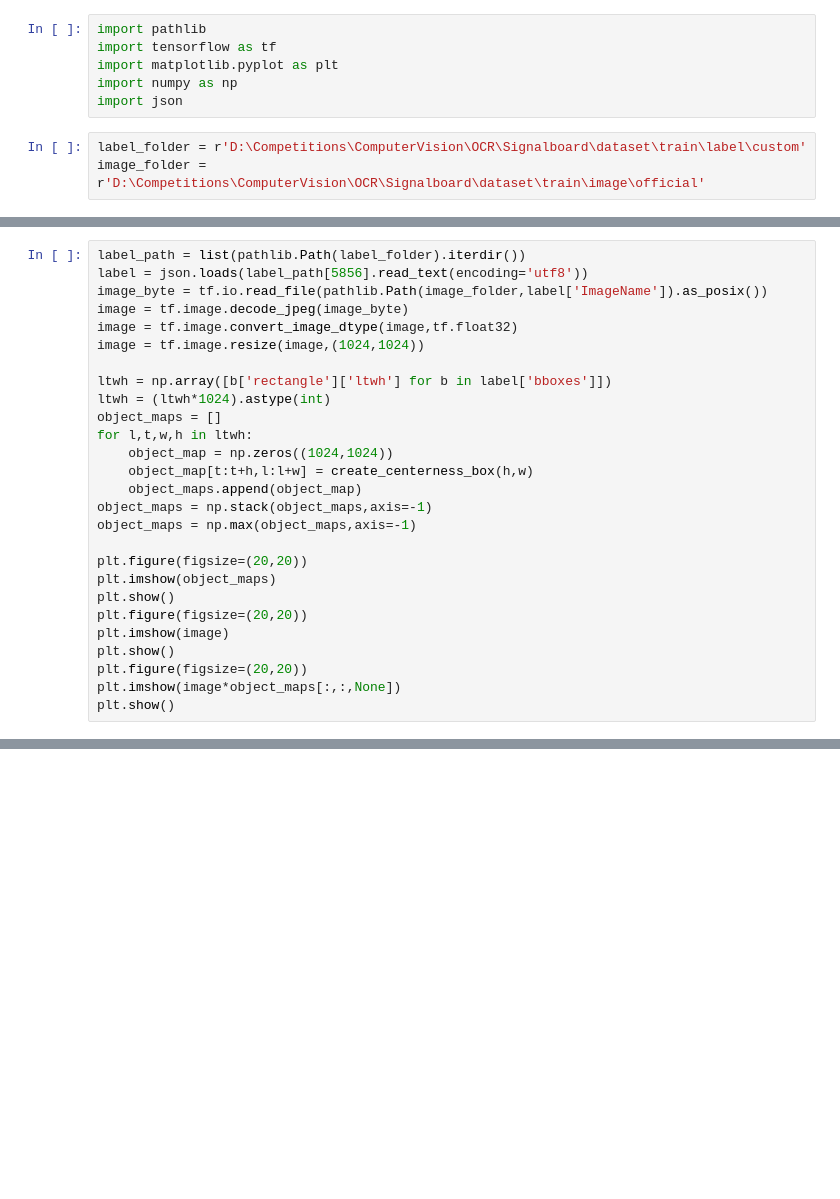
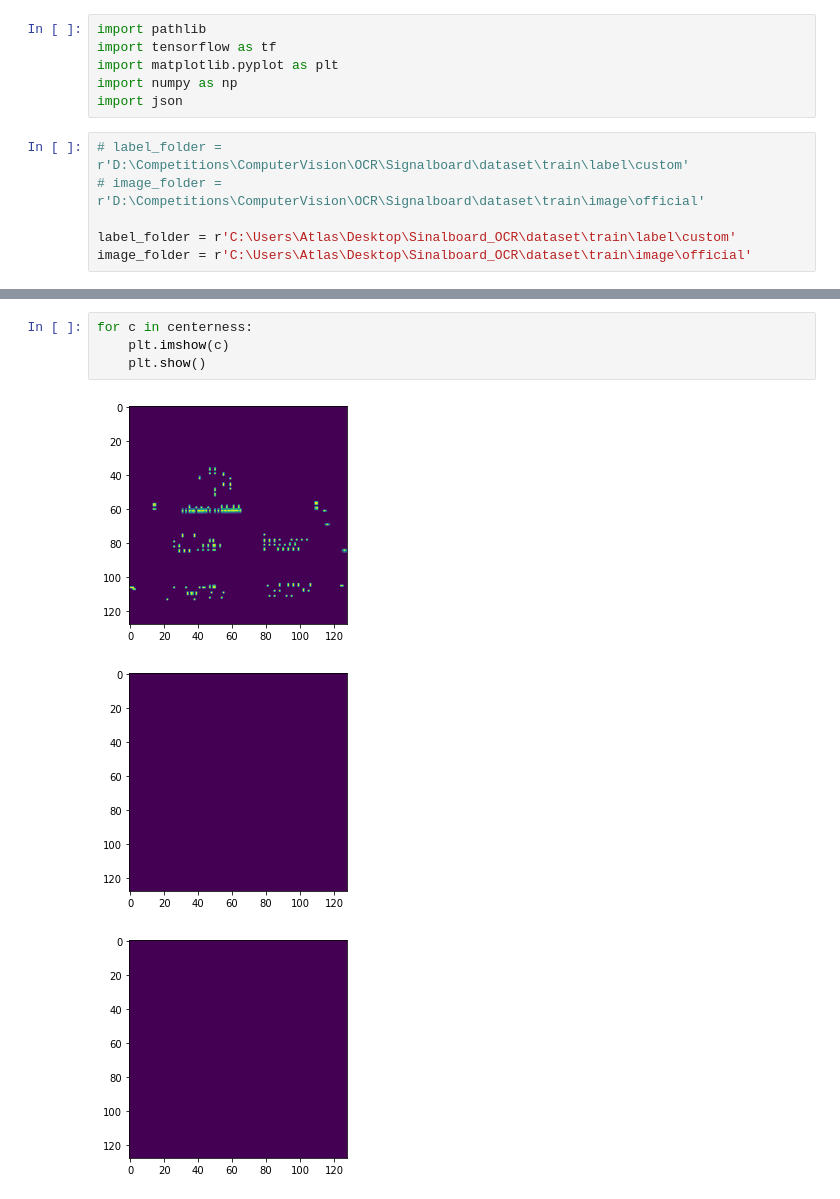
Before and after one commit to you-ming-hu/Sinalboard_OCR, a Jupyter notebook: code/Segment/prototype_code/centerness.ipynb, the cells around one changed output, grey strips where cells are left out. Cells and saved outputs as stored; diff of their text form; blank space fills up the shorter version.

```diff
--- a/code/Segment/prototype_code/centerness.ipynb
+++ b/code/Segment/prototype_code/centerness.ipynb
@@ -5,5 +5,8 @@ import matplotlib.pyplot as plt
 import numpy as np
 import json
 # %%
-label_folder = r'D:\Competitions\ComputerVision\OCR\Signalboard\dataset\train\label\custom'
-image_folder = r'D:\Competitions\ComputerVision\OCR\Signalboard\dataset\train\image\official'
+# label_folder = r'D:\Competitions\ComputerVision\OCR\Signalboard\dataset\train\label\custom'
+# image_folder = r'D:\Competitions\ComputerVision\OCR\Signalboard\dataset\train\image\official'
+
+label_folder = r'C:\Users\Atlas\Desktop\Sinalboard_OCR\dataset\train\label\custom'
+image_folder = r'C:\Users\Atlas\Desktop\Sinalboard_OCR\dataset\train\image\official'
@@ -42,27 +12,0 @@ array([[0.        , 0.        , 0.        , 0.        , 0.        ,
-# %%
-label_path = list(pathlib.Path(label_folder).iterdir())
-label = json.loads(label_path[5856].read_text(encoding='utf8'))
-image_byte = tf.io.read_file(pathlib.Path(image_folder,label['ImageName']).as_posix())
-image = tf.image.decode_jpeg(image_byte)
-image = tf.image.convert_image_dtype(image,tf.float32)
-image = tf.image.resize(image,(1024,1024))
-
-ltwh = np.array([b['rectangle']['ltwh'] for b in label['bboxes']])
-ltwh = (ltwh*1024).astype(int)
-object_maps = []
-for l,t,w,h in ltwh:
-    object_map = np.zeros((1024,1024))
-    object_map[t:t+h,l:l+w] = create_centerness_box(h,w)
-    object_maps.append(object_map)
-object_maps = np.stack(object_maps,axis=-1)
-object_maps = np.max(object_maps,axis=-1)
-
-plt.figure(figsize=(20,20))
-plt.imshow(object_maps)
-plt.show()
-plt.figure(figsize=(20,20))
-plt.imshow(image)
-plt.show()
-plt.figure(figsize=(20,20))
-plt.imshow(image*object_maps[:,:,None])
-plt.show()
@@ -72,0 +155,8 @@ plt.show()
+# %%
+for c in centerness:
+    plt.imshow(c)
+    plt.show()
+# %% [output]
+[figure, added]
+[figure, added]
+[figure, added]
```
Also changed, not shown: parts of 10 cells of this notebook, 1 other file.
